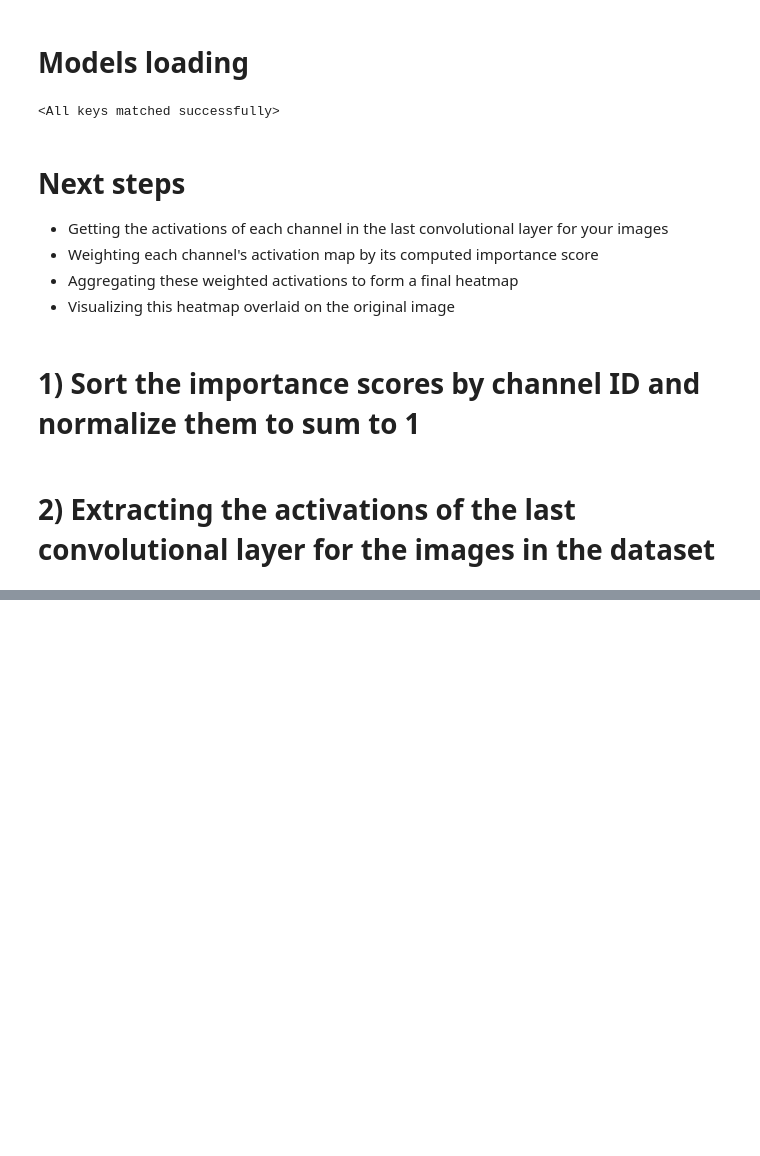
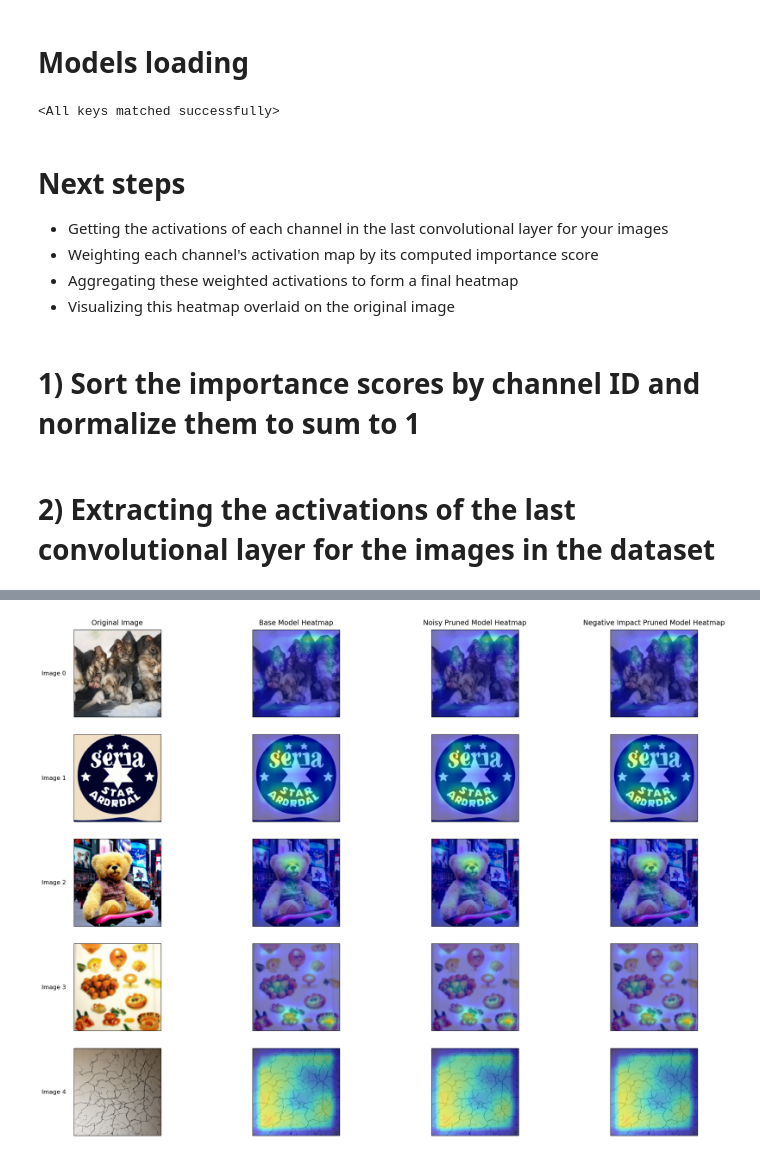
Before and after one commit to icaro-rdp/Internship_project_2025, a Jupyter notebook: VGG-16-heatmaps.ipynb, the cells around one changed output, grey strips where cells are left out. Cells and saved outputs as stored; diff of their text form; code cells hidden in the pictures; blank space fills up the shorter version.

```diff
--- a/VGG-16-heatmaps.ipynb
+++ b/VGG-16-heatmaps.ipynb
@@ -418,0 +434,85 @@ Completed batch 1/1
+# %%
+import matplotlib.pyplot as plt
+import matplotlib.image as mpimg
+import numpy as np
+import os
+
+def display_image_comparison(num_images=5, figsize=(20, 15)):
+    """
+    Display a comparison grid of images showing original images and their corresponding heatmaps
+    from different models.
+
+    Parameters:
+    -----------
+    num_images : int, default=5
+        Number of different images to display (rows in the grid)
+    figsize : tuple, default=(20, 15)
+        Figure size for the plot
+    """
+    # Create figure and axes
+    fig, axs = plt.subplots(num_images, 4, figsize=figsize)
+
+    # Define column titles
+    col_titles = ['Original Image', 'Base Model Heatmap',
+                 'Noisy Pruned Model Heatmap', 'Negative Impact Pruned Model Heatmap']
+
+    # Set column titles at the top of the grid
+    for col, title in enumerate(col_titles):
+        axs[0, col].set_title(title, fontsize=14, pad=10)
+
+    # Define folder paths
+    folders = [
+        'Heatmap_images/original_images/',
+        'Heatmap_images/base_model/',
+        'Heatmap_images/noisy_pruned_model/',
+        'Heatmap_images/negative_impact_pruned_model/'
+    ]
+
+    # Image file patterns
+    patterns = [
+        'original_img_idx{}.png',
+        'heatmap_img_idx{}.png',
+        'heatmap_img_idx{}.png',
+        'heatmap_img_idx{}.png'
+    ]
+
+    # Load and display each image
+    for row in range(num_images):
+        # Add row label (image index)
+        axs[row, 0].set_ylabel(f'Image {row}', fontsize=12, rotation=0, labelpad=40, va='center')
+
+        for col in range(4):
+            # Construct image path
+            img_path = os.path.join(folders[col], patterns[col].format(row))
+
+            # Check if file exists
+            if os.path.exists(img_path):
+                try:
+                    img = mpimg.imread(img_path)
+                    axs[row, col].imshow(img)
+                except Exception as e:
+                    axs[row, col].text(0.5, 0.5, f"Error loading image:\n{str(e)}",
+                                      ha='center', va='center', color='red')
+            else:
+                axs[row, col].text(0.5, 0.5, f"File not found:\n{img_path}",
+                                  ha='center', va='center', color='red')
+
+            # Turn off axis ticks
+            axs[row, col].set_xticks([])
+            axs[row, col].set_yticks([])
+
+    # Adjust layout
+    plt.tight_layout()
+    plt.subplots_adjust(top=0.95, wspace=0.1, hspace=0.2)
+
+
+    # Show the plot
+    plt.show()
+
+    # Save the figure (optional)
+    # plt.savefig('heatmap_comparison.png', dpi=300, bbox_inches='tight')
+
+# Call the function to display the images
+display_image_comparison(num_images=5)
+# %% [output]
+[figure, added]
```
Also changed, not shown: parts of 3 cells of this notebook, 1 other file.
